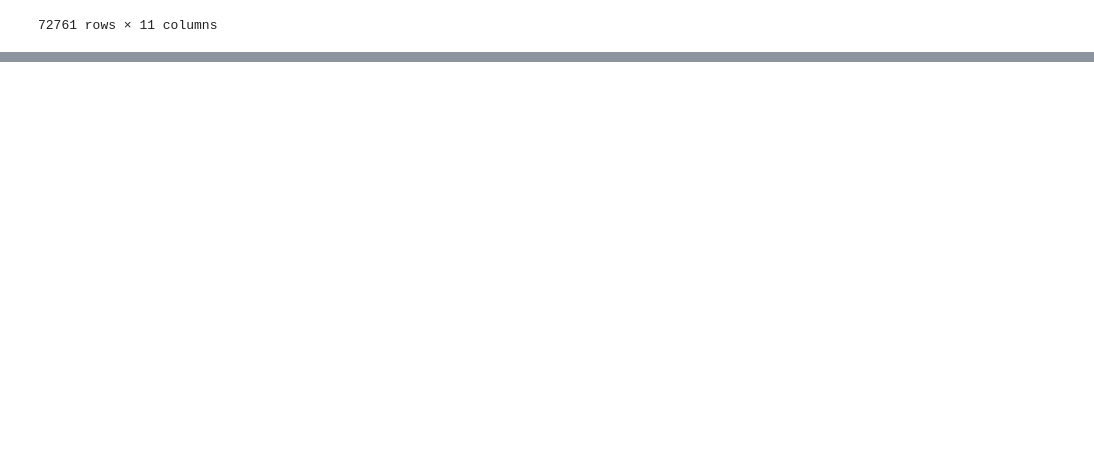
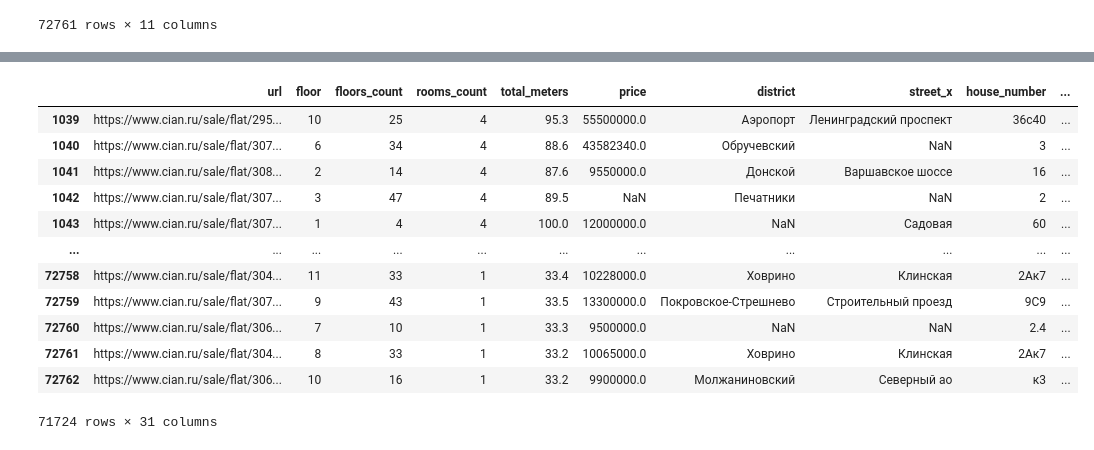
Before and after one commit to AI-Masters-Team-18/team18_yp_realestate_price_forecast_v1, a Jupyter notebook: Initiate_concatenate_parsing_detailed_info.ipynb, the cells around one changed output, grey strips where cells are left out. Cells and saved outputs as stored; diff of their text form; code cells hidden in the pictures; blank space fills up the shorter version.

```diff
--- a/Initiate_concatenate_parsing_detailed_info.ipynb
+++ b/Initiate_concatenate_parsing_detailed_info.ipynb
@@ -240,0 +72,2 @@ url https://www.cian.ru/sale/flat/293126875/, {'area': 'р-н Хорошевск
+# %%
+processed_df = pd.read_csv("parsed_data.csv")
@@ -240,0 +100,4 @@ url https://www.cian.ru/sale/flat/293126875/, {'area': 'р-н Хорошевск
+# %%
+# pd.set_option('display.max_colwidth', None)
+# # result_df = pd.concat([df, parsed_df], axis=1)  #объединяем по индксу
+result_df = pd.merge(df_filtered, processed_df, on='url', how='left') #объединяем полученные детали по столбцу url с исходным датафреймом
@@ -240,0 +150,17 @@ url https://www.cian.ru/sale/flat/293126875/, {'area': 'р-н Хорошевск
+# %%
+pd.set_option('display.max_columns', None)
+result_df.iloc[1039:] #сохраняем строки, которые еще не были обработаны
+# %% [output]
+|  | url | floor | floors_count | rooms_count | total_meters | price | district | street_x | house_number | ... |
+| 1039 | https://www.cian.ru/sale/flat/295... | 10 | 25 | 4 | 95.3 | 55500000.0 | Аэропорт | Ленинградский проспект | 36с40 | ... |
+| 1040 | https://www.cian.ru/sale/flat/307... | 6 | 34 | 4 | 88.6 | 43582340.0 | Обручевский | NaN | 3 | ... |
+| 1041 | https://www.cian.ru/sale/flat/308... | 2 | 14 | 4 | 87.6 | 9550000.0 | Донской | Варшавское шоссе | 16 | ... |
+| 1042 | https://www.cian.ru/sale/flat/307... | 3 | 47 | 4 | 89.5 | NaN | Печатники | NaN | 2 | ... |
+| 1043 | https://www.cian.ru/sale/flat/307... | 1 | 4 | 4 | 100.0 | 12000000.0 | NaN | Садовая | 60 | ... |
+| ... | ... | ... | ... | ... | ... | ... | ... | ... | ... | ... |
+| 72758 | https://www.cian.ru/sale/flat/304... | 11 | 33 | 1 | 33.4 | 10228000.0 | Ховрино | Клинская | 2Ак7 | ... |
+| 72759 | https://www.cian.ru/sale/flat/307... | 9 | 43 | 1 | 33.5 | 13300000.0 | Покровское-Стрешнево | Строительный проезд | 9С9 | ... |
+| 72760 | https://www.cian.ru/sale/flat/306... | 7 | 10 | 1 | 33.3 | 9500000.0 | NaN | NaN | 2.4 | ... |
+| 72761 | https://www.cian.ru/sale/flat/304... | 8 | 33 | 1 | 33.2 | 10065000.0 | Ховрино | Клинская | 2Ак7 | ... |
+| 72762 | https://www.cian.ru/sale/flat/306... | 10 | 16 | 1 | 33.2 | 9900000.0 | Молжаниновский | Северный ао | к3 | ... |
+71724 rows × 31 columns
```
Also changed, not shown: parts of 30 cells of this notebook, 6 other files.
